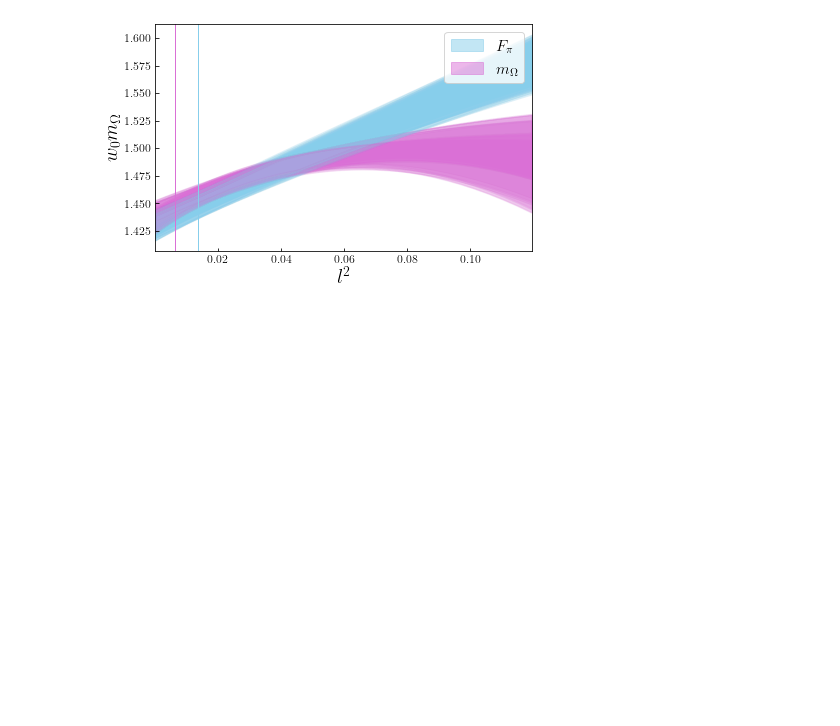
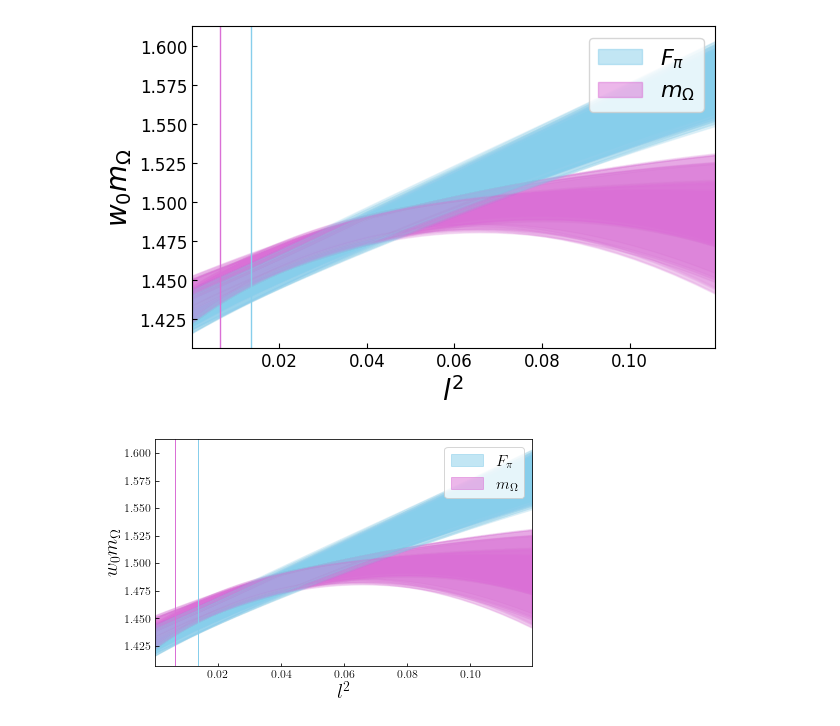
Before and after one commit to callat-qcd/project_scale_setting_mdwf_hisq, a Jupyter notebook: notebooks/average_models.ipynb, the cells around one changed output. Drawn from its saved outputs; the diff is of its cells as text; code cells hidden in the pictures; blank space fills up the shorter version.

```diff
--- a/notebooks/average_models.ipynb
+++ b/notebooks/average_models.ipynb
@@ -44,3 +48,7 @@ Error budget (RMS model sdev):
+# %%
+model_average.plot_fits('l', observable='w0')
+# %% [output]
+[figure, added]
 # %%
 model_average.plot_fits('l', observable='w0')
 # %% [output]
```
Also changed, not shown: parts of 4 cells of this notebook, 6 other files.
